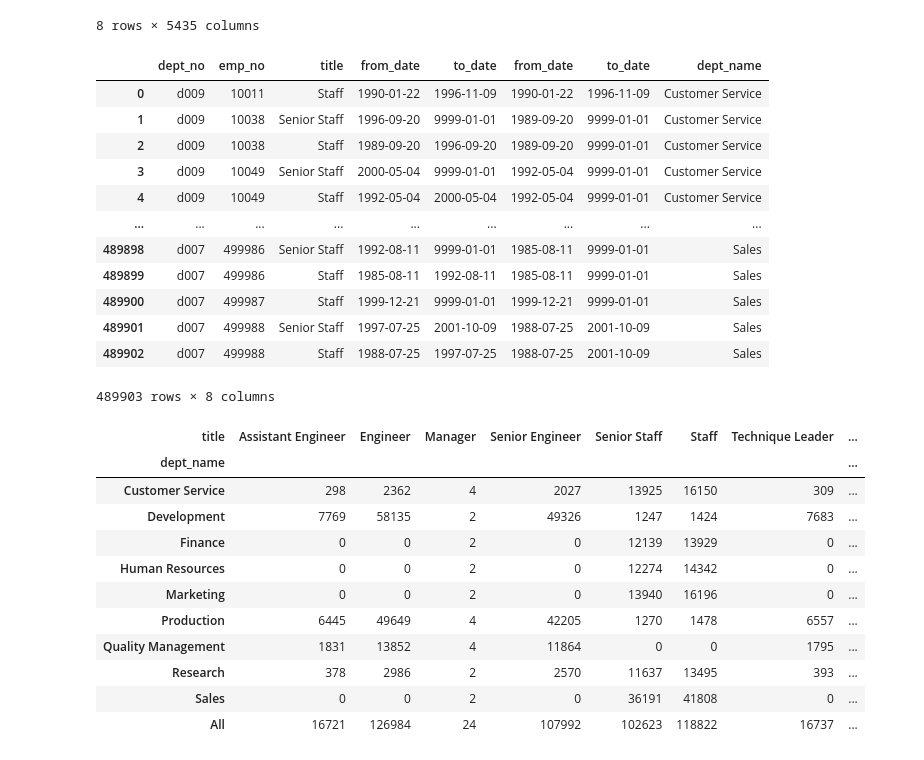
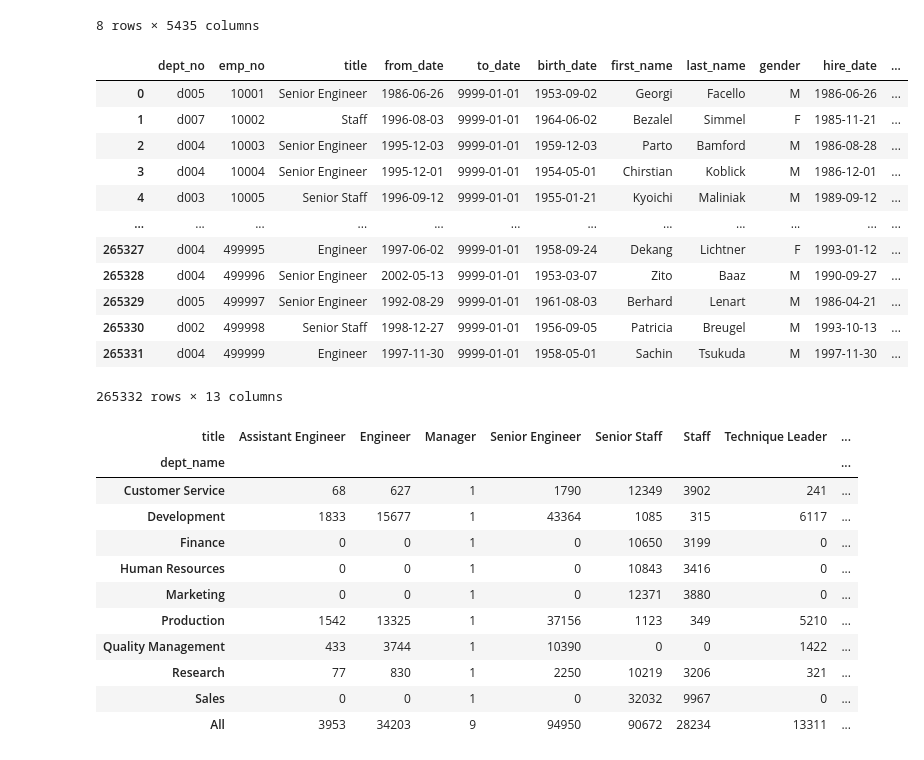
Before and after one commit to PGuajardo/numpy-pandas-visualization-exercises, a Jupyter notebook: advanced_dataframes.ipynb, the cells around one changed output. Saved outputs shown, nothing was run; the diff lists cells and outputs as text; code cells hidden in the pictures.

Commit message:
Updated advanced_dataframes ipynb file / Uploaded seaborn_exercises and seaborn_lesson .ipynb files

```diff
--- a/advanced_dataframes.ipynb
+++ b/advanced_dataframes.ipynb
@@ -807,40 +879,44 @@ Employee_Title_DF.groupby('title').
 # %%
 url = get_db_url('employees')
 
 sql = """
     SELECT * FROM titles
+    JOIN employees using(emp_no)
     JOIN dept_emp using(emp_no)
     JOIN departments using(dept_no)
+
+    where titles.to_date = "9999-01-01"
+
     """
 
 Dept_title_DF = pd.read_sql(sql, url)
 Dept_title_DF
 # %% [output]
-|  | dept_no | emp_no | title | from_date | to_date | from_date | to_date | dept_name |
-| 0 | d009 | 10011 | Staff | 1990-01-22 | 1996-11-09 | 1990-01-22 | 1996-11-09 | Customer Service |
-| 1 | d009 | 10038 | Senior Staff | 1996-09-20 | 9999-01-01 | 1989-09-20 | 9999-01-01 | Customer Service |
-| 2 | d009 | 10038 | Staff | 1989-09-20 | 1996-09-20 | 1989-09-20 | 9999-01-01 | Customer Service |
-| 3 | d009 | 10049 | Senior Staff | 2000-05-04 | 9999-01-01 | 1992-05-04 | 9999-01-01 | Customer Service |
-| 4 | d009 | 10049 | Staff | 1992-05-04 | 2000-05-04 | 1992-05-04 | 9999-01-01 | Customer Service |
-| ... | ... | ... | ... | ... | ... | ... | ... | ... |
-| 489898 | d007 | 499986 | Senior Staff | 1992-08-11 | 9999-01-01 | 1985-08-11 | 9999-01-01 | Sales |
-| 489899 | d007 | 499986 | Staff | 1985-08-11 | 1992-08-11 | 1985-08-11 | 9999-01-01 | Sales |
-| 489900 | d007 | 499987 | Staff | 1999-12-21 | 9999-01-01 | 1999-12-21 | 9999-01-01 | Sales |
-| 489901 | d007 | 499988 | Senior Staff | 1997-07-25 | 2001-10-09 | 1988-07-25 | 2001-10-09 | Sales |
-| 489902 | d007 | 499988 | Staff | 1988-07-25 | 1997-07-25 | 1988-07-25 | 2001-10-09 | Sales |
+|  | dept_no | emp_no | title | from_date | to_date | birth_date | first_name | last_name | gender | hire_date | ... |
+| 0 | d005 | 10001 | Senior Engineer | 1986-06-26 | 9999-01-01 | 1953-09-02 | Georgi | Facello | M | 1986-06-26 | ... |
+| 1 | d007 | 10002 | Staff | 1996-08-03 | 9999-01-01 | 1964-06-02 | Bezalel | Simmel | F | 1985-11-21 | ... |
+| 2 | d004 | 10003 | Senior Engineer | 1995-12-03 | 9999-01-01 | 1959-12-03 | Parto | Bamford | M | 1986-08-28 | ... |
+| 3 | d004 | 10004 | Senior Engineer | 1995-12-01 | 9999-01-01 | 1954-05-01 | Chirstian | Koblick | M | 1986-12-01 | ... |
+| 4 | d003 | 10005 | Senior Staff | 1996-09-12 | 9999-01-01 | 1955-01-21 | Kyoichi | Maliniak | M | 1989-09-12 | ... |
+| ... | ... | ... | ... | ... | ... | ... | ... | ... | ... | ... | ... |
+| 265327 | d004 | 499995 | Engineer | 1997-06-02 | 9999-01-01 | 1958-09-24 | Dekang | Lichtner | F | 1993-01-12 | ... |
+| 265328 | d004 | 499996 | Senior Engineer | 2002-05-13 | 9999-01-01 | 1953-03-07 | Zito | Baaz | M | 1990-09-27 | ... |
+| 265329 | d005 | 499997 | Senior Engineer | 1992-08-29 | 9999-01-01 | 1961-08-03 | Berhard | Lenart | M | 1986-04-21 | ... |
+| 265330 | d002 | 499998 | Senior Staff | 1998-12-27 | 9999-01-01 | 1956-09-05 | Patricia | Breugel | M | 1993-10-13 | ... |
+| 265331 | d004 | 499999 | Engineer | 1997-11-30 | 9999-01-01 | 1958-05-01 | Sachin | Tsukuda | M | 1997-11-30 | ... |
-489903 rows × 8 columns
+265332 rows × 13 columns
 # %%
 pd.crosstab(Dept_title_DF.dept_name, Dept_title_DF.title, margins = True)
 # %% [output]
 | title | Assistant Engineer | Engineer | Manager | Senior Engineer | Senior Staff | Staff | Technique Leader | ... |
 | dept_name |  |  |  |  |  |  |  | ... |
-| Customer Service | 298 | 2362 | 4 | 2027 | 13925 | 16150 | 309 | ... |
-| Development | 7769 | 58135 | 2 | 49326 | 1247 | 1424 | 7683 | ... |
-| Finance | 0 | 0 | 2 | 0 | 12139 | 13929 | 0 | ... |
-| Human Resources | 0 | 0 | 2 | 0 | 12274 | 14342 | 0 | ... |
-| Marketing | 0 | 0 | 2 | 0 | 13940 | 16196 | 0 | ... |
-| Production | 6445 | 49649 | 4 | 42205 | 1270 | 1478 | 6557 | ... |
-| Quality Management | 1831 | 13852 | 4 | 11864 | 0 | 0 | 1795 | ... |
-| Research | 378 | 2986 | 2 | 2570 | 11637 | 13495 | 393 | ... |
-| Sales | 0 | 0 | 2 | 0 | 36191 | 41808 | 0 | ... |
-| All | 16721 | 126984 | 24 | 107992 | 102623 | 118822 | 16737 | ... |
+| Customer Service | 68 | 627 | 1 | 1790 | 12349 | 3902 | 241 | ... |
+| Development | 1833 | 15677 | 1 | 43364 | 1085 | 315 | 6117 | ... |
+| Finance | 0 | 0 | 1 | 0 | 10650 | 3199 | 0 | ... |
+| Human Resources | 0 | 0 | 1 | 0 | 10843 | 3416 | 0 | ... |
+| Marketing | 0 | 0 | 1 | 0 | 12371 | 3880 | 0 | ... |
+| Production | 1542 | 13325 | 1 | 37156 | 1123 | 349 | 5210 | ... |
+| Quality Management | 433 | 3744 | 1 | 10390 | 0 | 0 | 1422 | ... |
+| Research | 77 | 830 | 1 | 2250 | 10219 | 3206 | 321 | ... |
+| Sales | 0 | 0 | 1 | 0 | 32032 | 9967 | 0 | ... |
+| All | 3953 | 34203 | 9 | 94950 | 90672 | 28234 | 13311 | ... |
```
Also changed, not shown: parts of 10 cells of this notebook, 2 other files.
